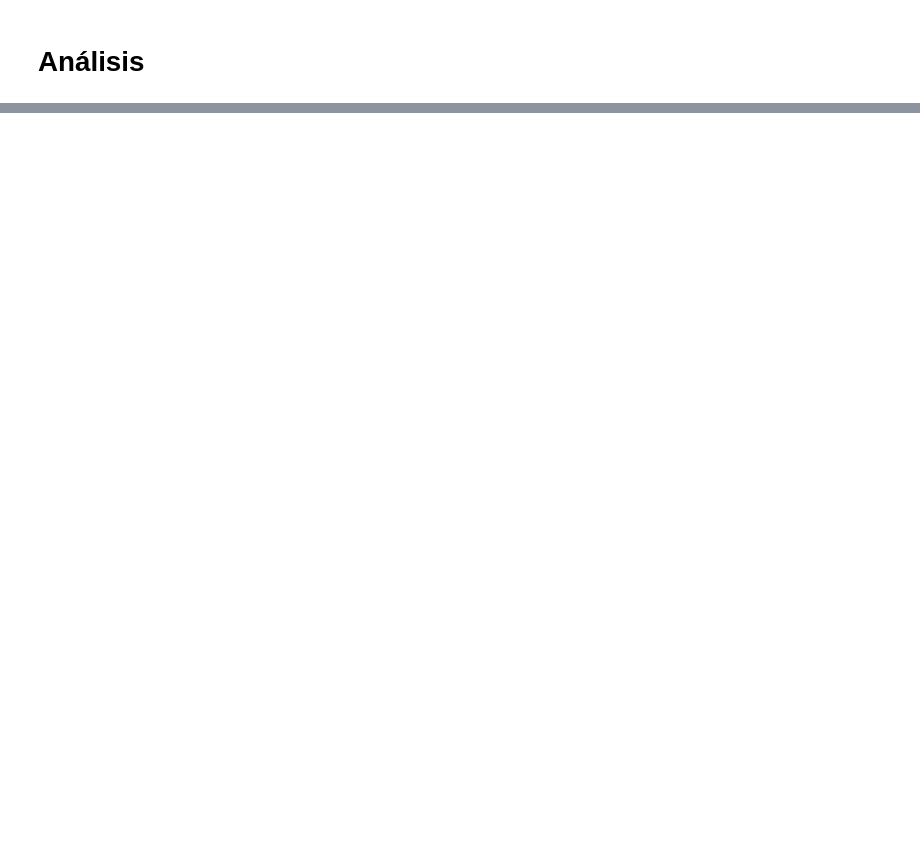
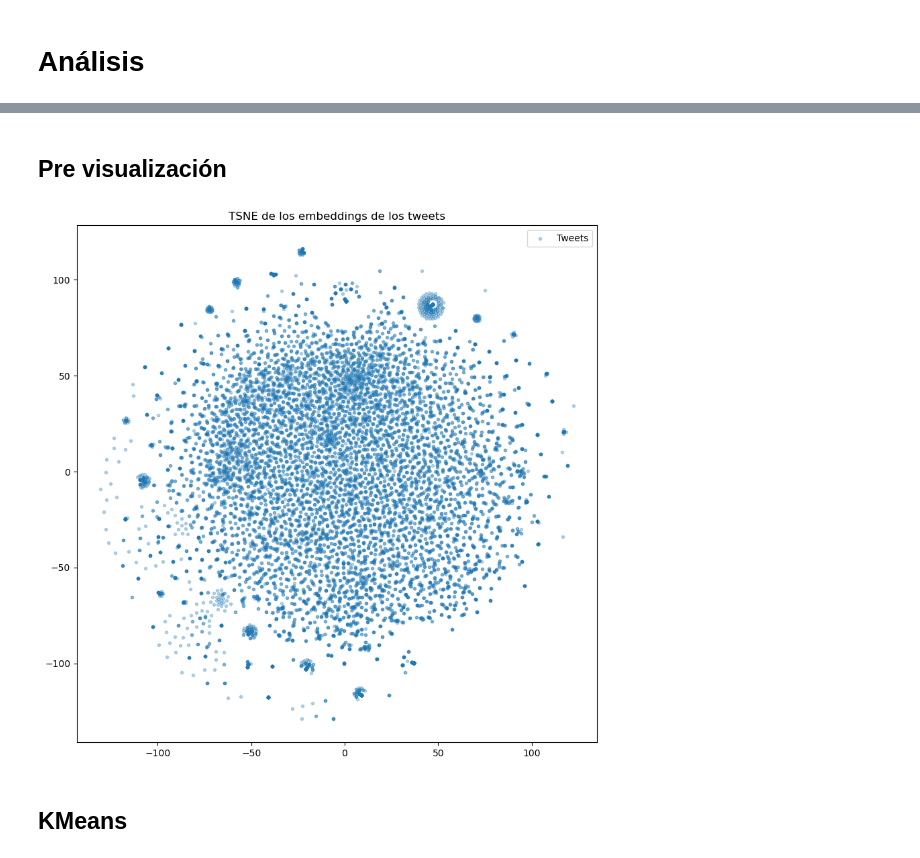
Before and after one commit to Kingofpollos/tweet_ift, a Jupyter notebook: code/test.ipynb, the cells around one changed output, grey strips where cells are left out. Saved outputs shown, nothing was run; the diff lists cells and outputs as text; code cells hidden in the pictures; blank space fills up the shorter version.

```diff
--- a/code/test.ipynb
+++ b/code/test.ipynb
@@ -76,0 +143,10 @@ plt.show()
+# %%
+# w2v = FastText(sentences=tweets.Token, vector_size=100, window=3, min_count=1, workers=-1)
+w2v = Word2Vec(sentences=tweets.Token, vector_size=100, window=3, min_count=1, workers=-1)
+# w2v = TfidfVectorizer()
+# emb = list(w2v.fit_transform(tweets.Cleaned).toarray())
+# %%
+tweets["Embedding"] = tweets.Token\
+    .apply(lambda x: [w2v.wv[word] for word in x if word in w2v.wv.key_to_index])\
+    .apply(lambda x: np.zeros(w2v.vector_size) if len(x) == 0 else np.mean(x, axis=0))
+# tweets["Embedding"] = emb
@@ -76,0 +167,9 @@ plt.show()
+# %%
+tsne = TSNE(n_components=2, random_state=42,
+             n_iter=1000, perplexity=5, init='pca',
+               metric='cosine', n_jobs=-1)
+embeddings = np.vstack(tweets.Embedding.to_numpy())
+tsne_cord = tsne.fit_transform(embeddings)
+# %%
+tweets["TSNE"] = tsne_cord.tolist()
+tweets.head()
@@ -76,0 +183,18 @@ plt.show()
+# %% [markdown]
+## Pre visualización
+# %%
+def plot_tsne(tweets):
+    pre_vis = np.vstack(tweets[tweets["RT"]==0].TSNE.apply(lambda x: np.array(x)).to_numpy())
+    fig = plt.figure(figsize=(10, 10))
+    plt.scatter(pre_vis[:, 0], pre_vis[:, 1], alpha=0.3, marker='.', label='Tweets')
+    plt.title("TSNE de los embeddings de los tweets")
+    # plt.xlim(-15, 15)
+    # plt.ylim(-15, 15)
+    plt.legend()
+    plt.show()
+
+plot_tsne(tweets)
+# %% [output]
+[figure, added]
+# %% [markdown]
+## KMeans
```
Also changed, not shown: parts of 30 cells of this notebook, 3 other files.
